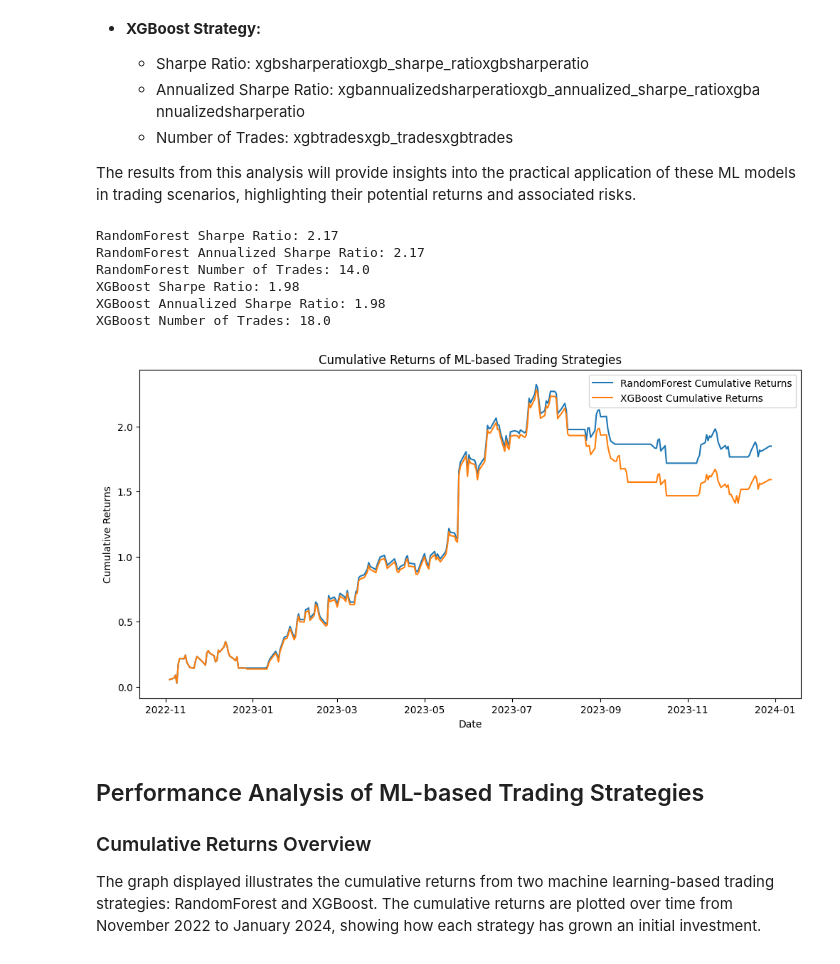
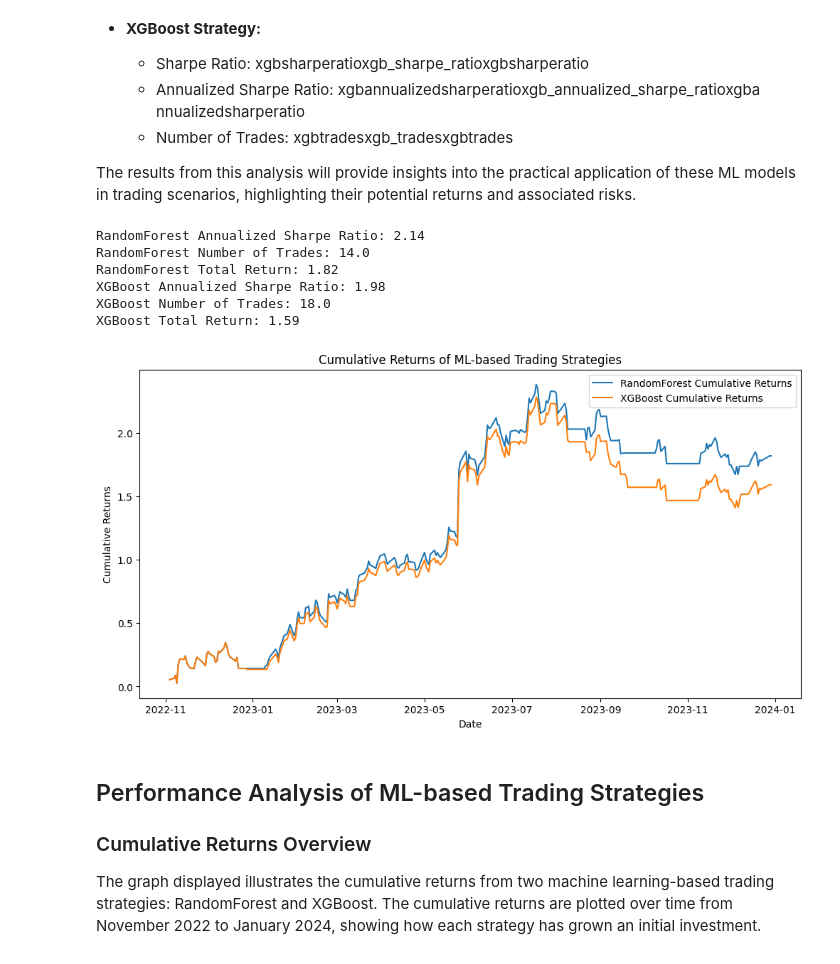
Before and after one commit to astronaut505/tradingtroll, a Jupyter notebook: buyorbye.ipynb, the cells around one changed output. Cells and saved outputs as stored; diff of their text form; code cells hidden in the pictures.

Commit message:
total returns

```diff
--- a/buyorbye.ipynb
+++ b/buyorbye.ipynb
@@ -702,42 +709,45 @@ def calculate_performance(df, signal_col):
     annualized_sharpe_ratio = annualized_return / annualized_volatility
 
     # Calculate the number of trades
     trades = df[signal_col].diff().abs().sum()
 
-    return cumulative_returns, sharpe_ratio, annualized_sharpe_ratio, trades
+    # Calculate total return
+    total_return = cumulative_returns.iloc[-1]
+
+    return cumulative_returns, sharpe_ratio, annualized_sharpe_ratio, trades, total_return
 
 # Calculate performance for RandomForest strategy
-rf_cumulative_returns, rf_sharpe_ratio, rf_annualized_sharpe_ratio, rf_trades = calculate_performance(test_df, 'rf_signal')
+rf_cumulative_returns, rf_sharpe_ratio, rf_annualized_sharpe_ratio, rf_trades, rf_total_return = calculate_performance(test_df, 'rf_signal')
 
 # Calculate performance for XGBoost strategy
-xgb_cumulative_returns, xgb_sharpe_ratio, xgb_annualized_sharpe_ratio, xgb_trades = calculate_performance(test_df, 'xgb_signal')
+xgb_cumulative_returns, xgb_sharpe_ratio, xgb_annualized_sharpe_ratio, xgb_trades, xgb_total_return = calculate_performance(test_df, 'xgb_signal')
 
 # Print performance metrics
-print(f"RandomForest Sharpe Ratio: {rf_sharpe_ratio:.2f}")
 print(f"RandomForest Annualized Sharpe Ratio: {rf_annualized_sharpe_ratio:.2f}")
 print(f"RandomForest Number of Trades: {rf_trades}")
-print(f"XGBoost Sharpe Ratio: {xgb_sharpe_ratio:.2f}")
+print(f"RandomForest Total Return: {rf_total_return:.2f}")
 print(f"XGBoost Annualized Sharpe Ratio: {xgb_annualized_sharpe_ratio:.2f}")
 print(f"XGBoost Number of Trades: {xgb_trades}")
+print(f"XGBoost Total Return: {xgb_total_return:.2f}")
 
 # Plot cumulative returns for both strategies
 plt.figure(figsize=(12, 6))
 plt.plot(rf_cumulative_returns, label='RandomForest Cumulative Returns')
 plt.plot(xgb_cumulative_returns, label='XGBoost Cumulative Returns')
 plt.title('Cumulative Returns of ML-based Trading Strategies')
 plt.xlabel('Date')
 plt.ylabel('Cumulative Returns')
 plt.legend()
 plt.savefig('ML_Returns.png')
 plt.show()
 # %% [output]
-RandomForest Sharpe Ratio: 2.17
-RandomForest Annualized Sharpe Ratio: 2.17
+RandomForest Annualized Sharpe Ratio: 2.14
 RandomForest Number of Trades: 14.0
-XGBoost Sharpe Ratio: 1.98
+RandomForest Total Return: 1.82
 XGBoost Annualized Sharpe Ratio: 1.98
 XGBoost Number of Trades: 18.0
+XGBoost Total Return: 1.59
-[figure, old version]
+[figure, new version]
 # %% [markdown]
 
 ## Performance Analysis of ML-based Trading Strategies
```
Also changed, not shown: parts of 9 cells of this notebook, 6 other files.
